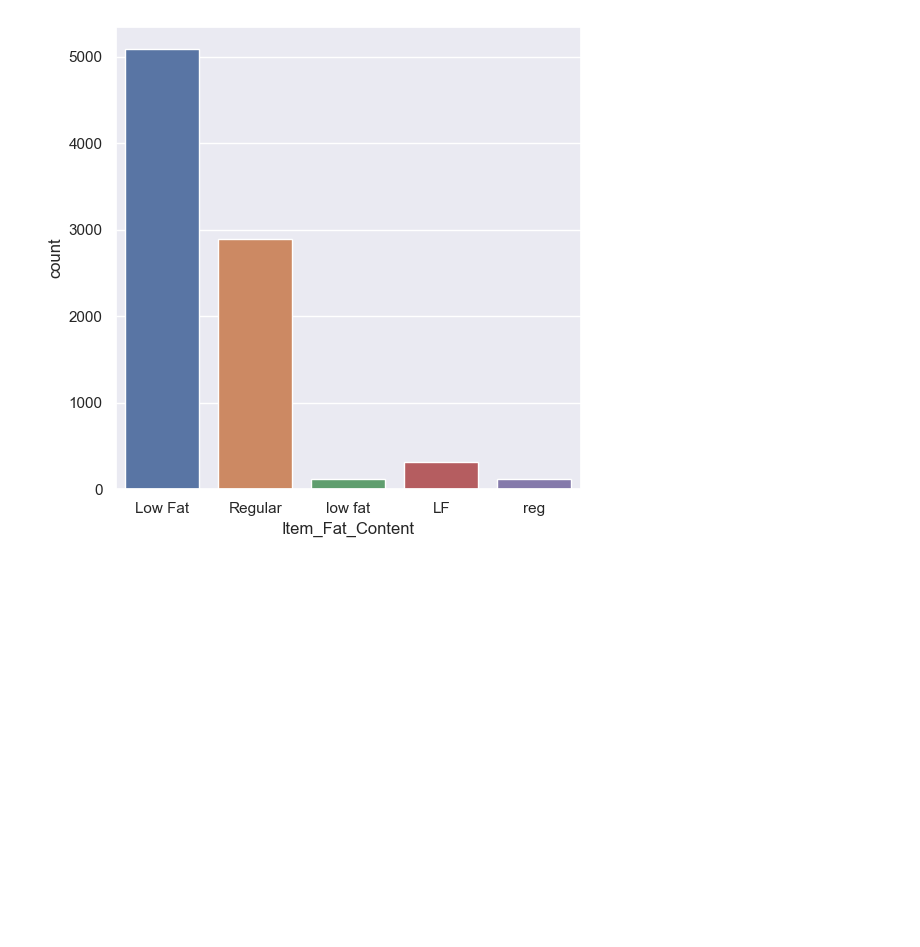
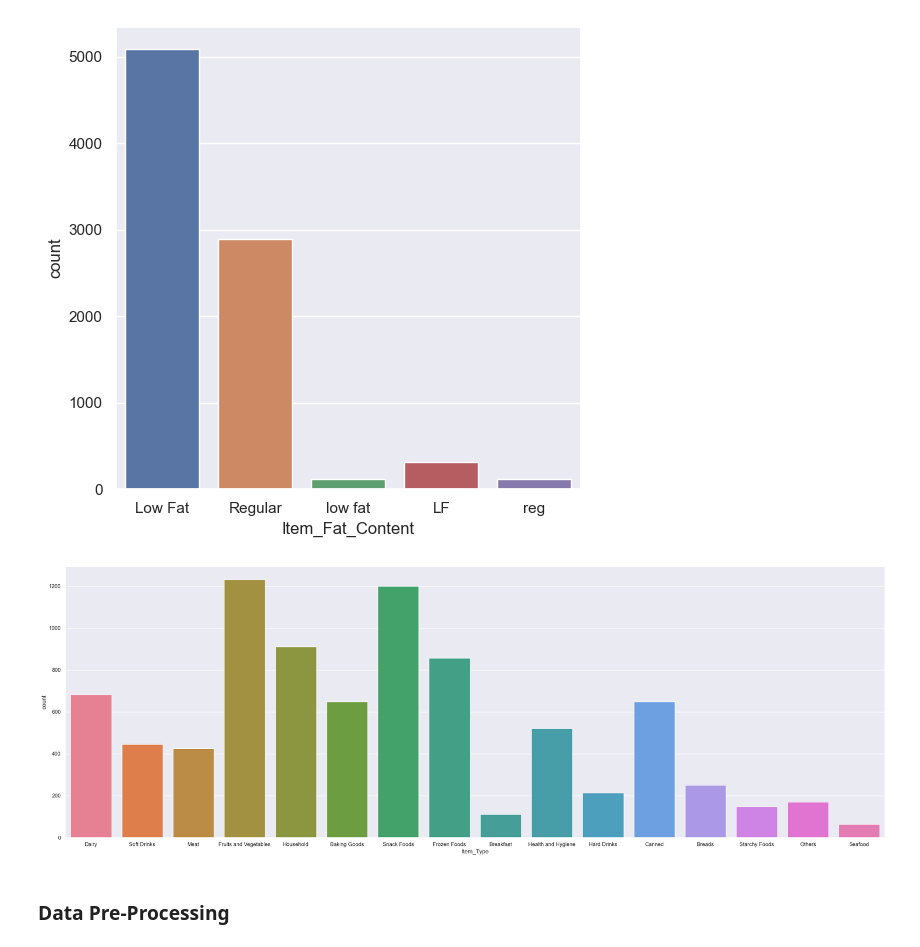
Before and after one commit to harshbhatt15/Machine-Learning, a Jupyter notebook: ADVANCED ALGORITHMS/Ensemble_method/Boosting/Gradient_Approach/XGboost/Sales_prediction.ipynb, the cells around one changed output. Saved outputs shown, nothing was run; the diff lists cells and outputs as text; code cells hidden in the pictures; blank space fills up the shorter version.

Commit message:
done-data-analysis

```diff
--- a/ADVANCED ALGORITHMS/Ensemble_method/Boosting/Gradient_Approach/XGboost/Sales_prediction.ipynb
+++ b/ADVANCED ALGORITHMS/Ensemble_method/Boosting/Gradient_Approach/XGboost/Sales_prediction.ipynb
@@ -164,7 +164,7 @@ Here,
 
 `True`--> represents the value is not present.
 # %%
-df.loc[missing_values, 'Outlet_Size'] = df.loc[missing_values, 'Outlet_Type'].apply(lambda x: mode)
+df.loc[missing_values, 'Outlet_Size'] = df.loc[missing_values, 'Outlet_Type'].apply(lambda x: mode,)
 # %%
 # Checking for missing values again
 df.isnull().sum()
@@ -255,3 +255,12 @@ sns.countplot(x='Item_Fat_Content', data=df , hue='Item_Fat_Content')
 plt.show()
 # %% [output]
 [figure]
+# %%
+# plot for Item_Type column
+plt.figure(figsize=(30,10))
+sns.countplot(x='Item_Type', data=df , hue='Item_Type')
+plt.show()
+# %% [output]
+[figure, added]
+# %% [markdown]
+### Data Pre-Processing
```
Also changed, not shown: parts of 2 cells of this notebook.
